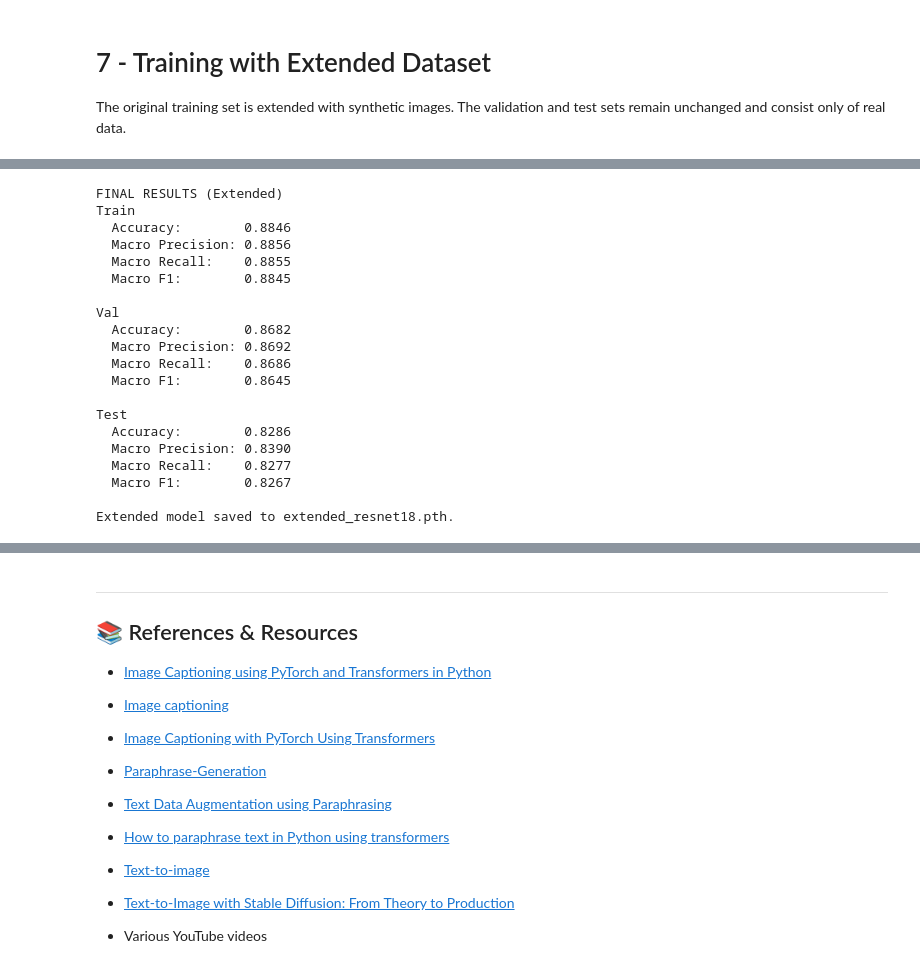
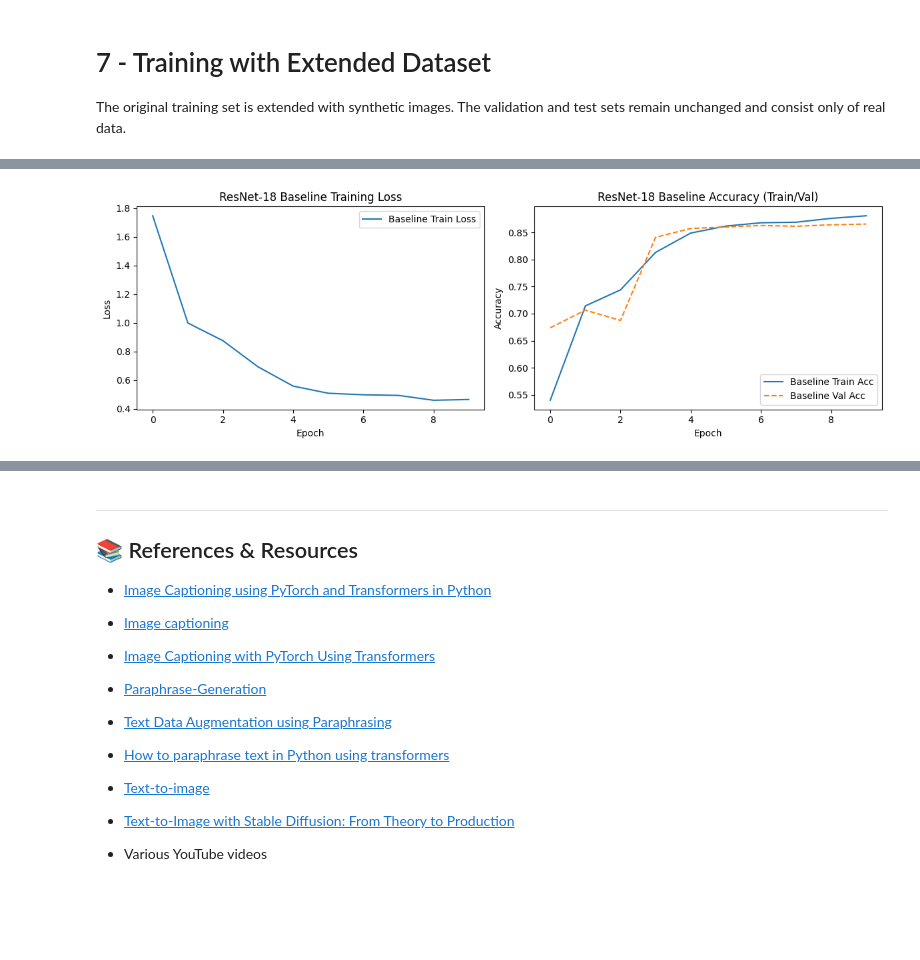
Before and after one commit to silentfortin/ai-portfolio, a Jupyter notebook: 09-genai-powerplant/genai_powerplant.ipynb, the cells around one changed output, grey strips where cells are left out. Saved outputs shown, nothing was run; the diff lists cells and outputs as text; code cells hidden in the pictures; blank space fills up the shorter version.

```diff
--- a/09-genai-powerplant/genai_powerplant.ipynb
+++ b/09-genai-powerplant/genai_powerplant.ipynb
@@ -718,0 +633,32 @@ show_samples(synth_ds, n=4, title_prefix="Synth: ")
+# %%
+# DataLoaders
+train_loader = DataLoader(train_ds, batch_size=32, shuffle=True,  num_workers=0, pin_memory=True)
+val_loader   = DataLoader(val_ds,   batch_size=32, shuffle=False, num_workers=0, pin_memory=True)
+test_loader  = DataLoader(test_ds,  batch_size=32, shuffle=False, num_workers=0, pin_memory=True)
+
+num_classes = len(train_ds.classes)
+
+# Baseline ResNet-18
+resnet_baseline = models.resnet18(pretrained=True)
+resnet_baseline.fc = nn.Linear(resnet_baseline.fc.in_features, num_classes)
+resnet_baseline = resnet_baseline.to(device)
+
+criterion_base = nn.CrossEntropyLoss()
+optimizer_base = torch.optim.Adam(resnet_baseline.parameters(), lr=3e-4)
+scheduler_base = torch.optim.lr_scheduler.StepLR(optimizer_base, step_size=3, gamma=0.1)
+
+history_baseline = train_model(
+    resnet_baseline,
+    train_loader,
+    val_loader,
+    criterion_base,
+    optimizer_base,
+    scheduler_base,
+    device,
+    num_epochs=10,
+    train_size=len(train_ds),
+    num_classes=num_classes
+)
+
+baseline_results = evaluate(resnet_baseline, test_loader, num_classes=num_classes)
+print_full_metrics("ResNet-18 Baseline (Test)", baseline_results)
@@ -741,30 +726,5 @@ Epoch 9: Train Loss=0.4837, Train Acc=0.8708, Val Acc=0.8682
-# %%
-# results of extended
-final_evaluation_and_save(
-    model_ext, train_extended_loader, val_loader, test_loader,
-    classes=trainval_base.classes,
-    checkpoint_path="extended_resnet18.pth",
-    label="Extended"
-)
-# %% [output]
-FINAL RESULTS (Extended)
-Train
-  Accuracy:        0.8846
-  Macro Precision: 0.8856
-  Macro Recall:    0.8855
-  Macro F1:        0.8845
-
-Val
-  Accuracy:        0.8682
-  Macro Precision: 0.8692
-  Macro Recall:    0.8686
-  Macro F1:        0.8645
-
-Test
-  Accuracy:        0.8286
-  Macro Precision: 0.8390
-  Macro Recall:    0.8277
-  Macro F1:        0.8267
-
-Extended model saved to extended_resnet18.pth.
+# %%
+plot_training_curves({"Baseline": history_baseline}, title_prefix="ResNet-18 Baseline ")
+# %% [output]
+[figure, added]
 # %%
```
Also changed, not shown: parts of 78 cells of this notebook.
